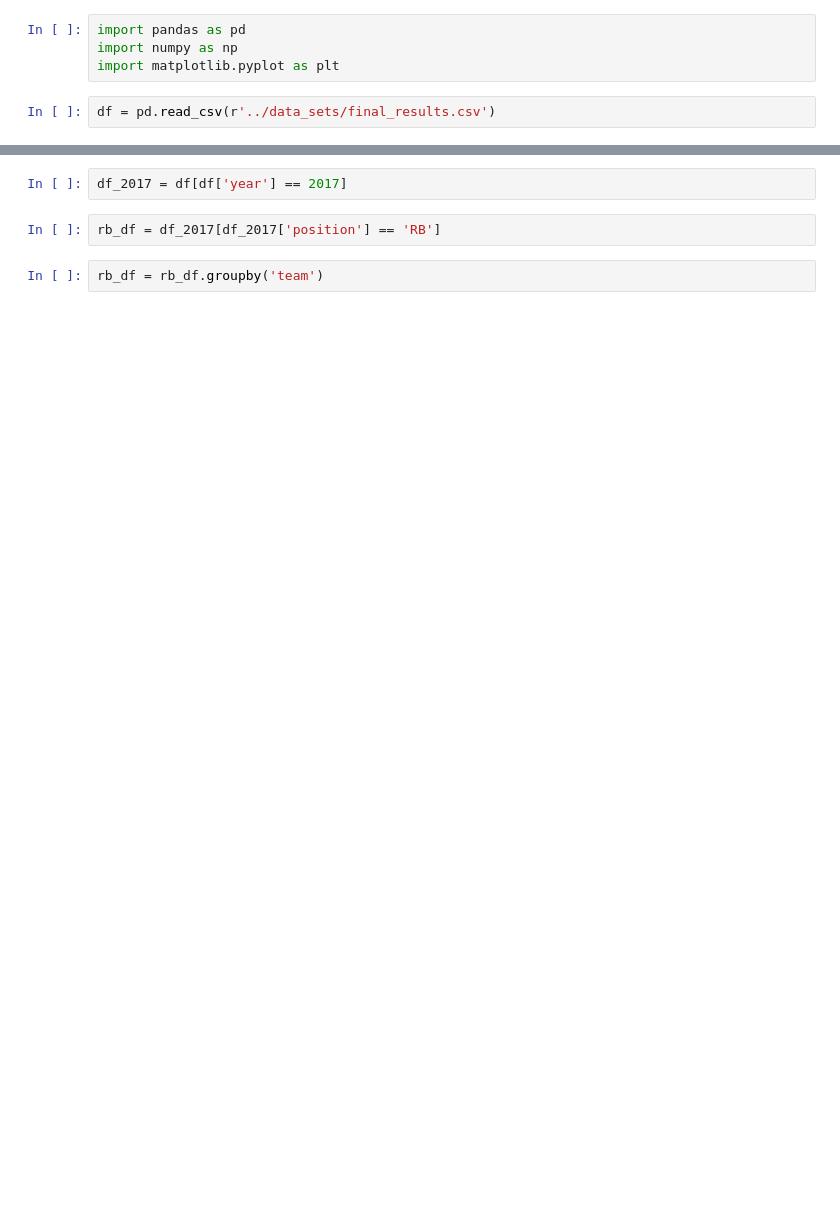
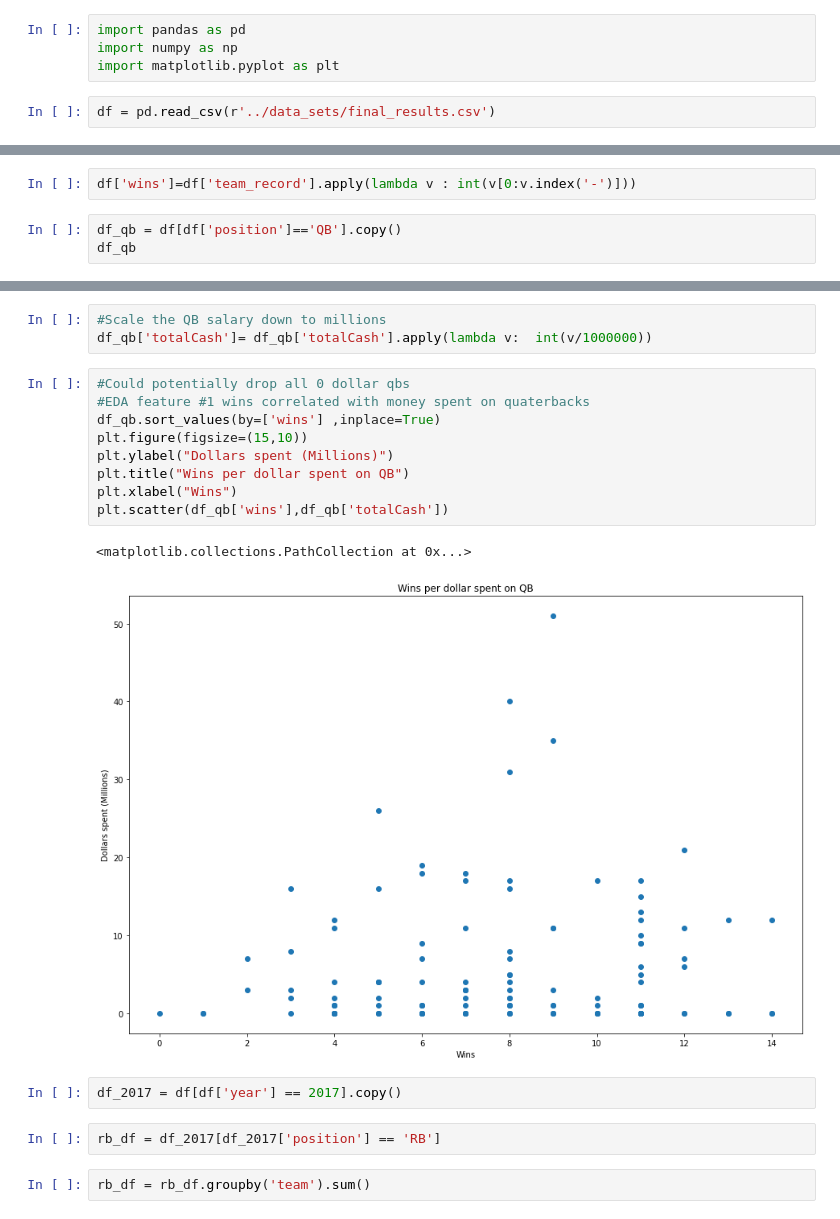
Before and after one commit to philDaprogrammer/487_Project, a Jupyter notebook: phase_1/EDA.ipynb, the cells around one changed output, grey strips where cells are left out. Saved outputs shown, nothing was run; the diff lists cells and outputs as text; blank space fills up the shorter version.

```diff
--- a/phase_1/EDA.ipynb
+++ b/phase_1/EDA.ipynb
@@ -44,0 +7,5 @@ Name: team_record, Length: 67, dtype: int64
+# %%
+df['wins']=df['team_record'].apply(lambda v : int(v[0:v.index('-')]))
+# %%
+df_qb = df[df['position']=='QB'].copy()
+df_qb
@@ -45,8 +26,23 @@ Name: team_record, Length: 67, dtype: int64
+# %%
+#Scale the QB salary down to millions
+df_qb['totalCash']= df_qb['totalCash'].apply(lambda v:  int(v/1000000))
+# %%
+#Could potentially drop all 0 dollar qbs
+#EDA feature #1 wins correlated with money spent on quaterbacks
+df_qb.sort_values(by=['wins'] ,inplace=True)
+plt.figure(figsize=(15,10))
+plt.ylabel("Dollars spent (Millions)")
+plt.title("Wins per dollar spent on QB")
+plt.xlabel("Wins")
+plt.scatter(df_qb['wins'],df_qb['totalCash'])
+# %% [output]
+<matplotlib.collections.PathCollection at 0x...>
+[figure, added]
 # %%
-df_2017 = df[df['year'] == 2017]
+df_2017 = df[df['year'] == 2017].copy()
 # %%
 rb_df = df_2017[df_2017['position'] == 'RB']
 # %%
-rb_df = rb_df.groupby('team')
+rb_df = rb_df.groupby('team').sum()
 # %%
 rb_df.reset_index(inplace=True)
```
Also changed, not shown: parts of 21 cells of this notebook.
